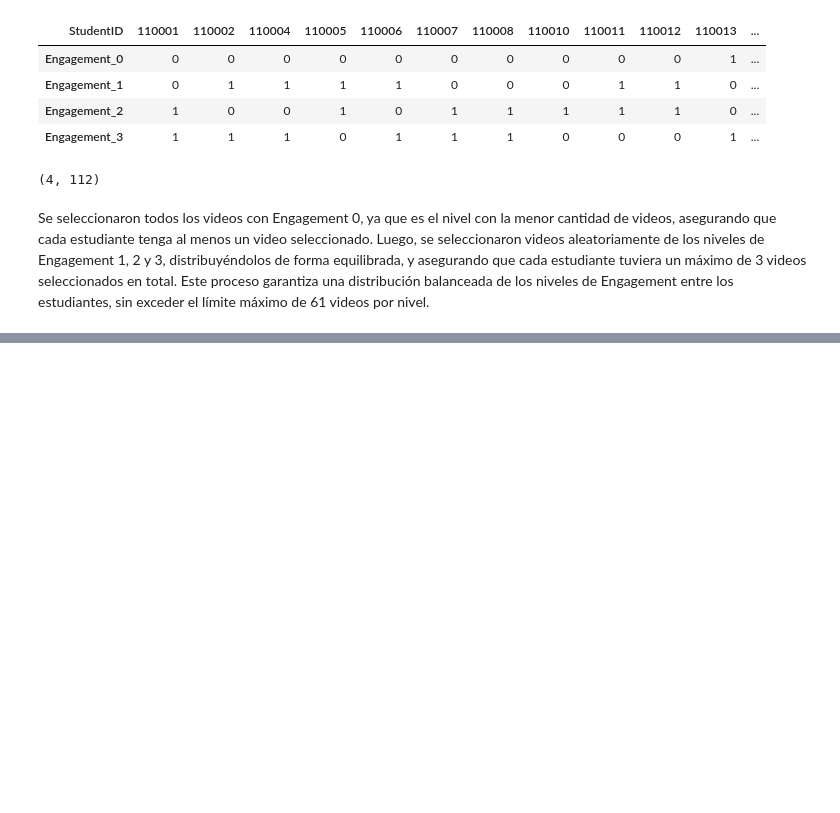
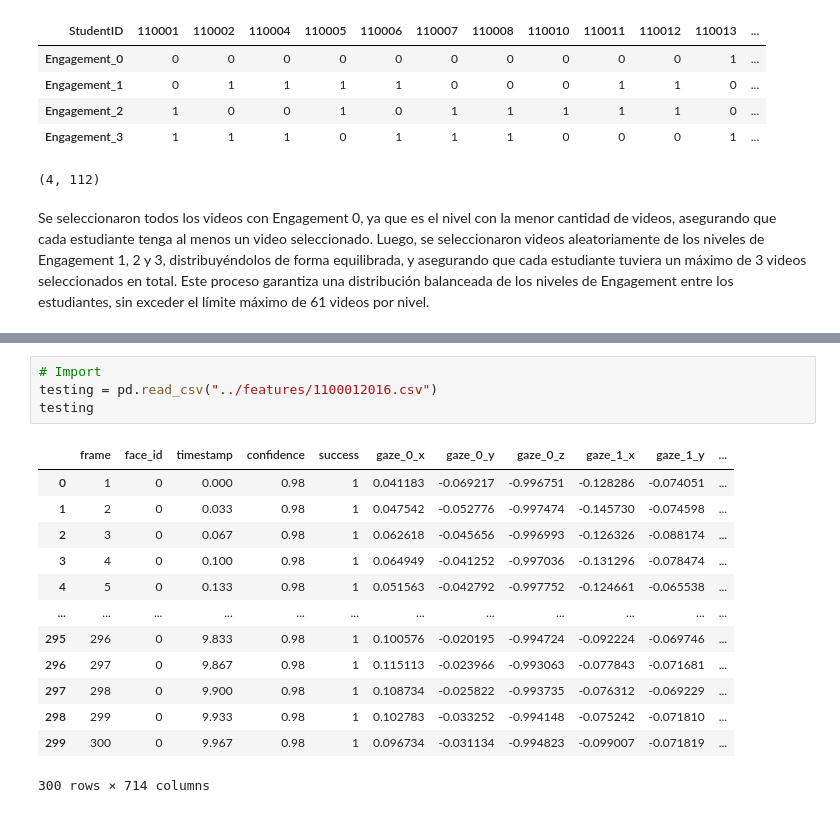
Before and after one commit to LuisFelipePoma/videito, a Jupyter notebook: src/sagemaker/notebooks/preproccesing.ipynb, the cells around one changed output, grey strips where cells are left out. Saved outputs shown, nothing was run; the diff lists cells and outputs as text; blank space fills up the shorter version.

```diff
--- a/src/sagemaker/notebooks/preproccesing.ipynb
+++ b/src/sagemaker/notebooks/preproccesing.ipynb
@@ -486,0 +547,18 @@ Se seleccionaron todos los videos con Engagement 0, ya que es el nivel con la me
+# %%
+# Import
+testing = pd.read_csv("../features/1100012016.csv")
+testing
+# %% [output]
+|  | frame | face_id | timestamp | confidence | success | gaze_0_x | gaze_0_y | gaze_0_z | gaze_1_x | gaze_1_y | ... |
+| 0 | 1 | 0 | 0.000 | 0.98 | 1 | 0.041183 | -0.069217 | -0.996751 | -0.128286 | -0.074051 | ... |
+| 1 | 2 | 0 | 0.033 | 0.98 | 1 | 0.047542 | -0.052776 | -0.997474 | -0.145730 | -0.074598 | ... |
+| 2 | 3 | 0 | 0.067 | 0.98 | 1 | 0.062618 | -0.045656 | -0.996993 | -0.126326 | -0.088174 | ... |
+| 3 | 4 | 0 | 0.100 | 0.98 | 1 | 0.064949 | -0.041252 | -0.997036 | -0.131296 | -0.078474 | ... |
+| 4 | 5 | 0 | 0.133 | 0.98 | 1 | 0.051563 | -0.042792 | -0.997752 | -0.124661 | -0.065538 | ... |
+| ... | ... | ... | ... | ... | ... | ... | ... | ... | ... | ... | ... |
+| 295 | 296 | 0 | 9.833 | 0.98 | 1 | 0.100576 | -0.020195 | -0.994724 | -0.092224 | -0.069746 | ... |
+| 296 | 297 | 0 | 9.867 | 0.98 | 1 | 0.115113 | -0.023966 | -0.993063 | -0.077843 | -0.071681 | ... |
+| 297 | 298 | 0 | 9.900 | 0.98 | 1 | 0.108734 | -0.025822 | -0.993735 | -0.076312 | -0.069229 | ... |
+| 298 | 299 | 0 | 9.933 | 0.98 | 1 | 0.102783 | -0.033252 | -0.994148 | -0.075242 | -0.071810 | ... |
+| 299 | 300 | 0 | 9.967 | 0.98 | 1 | 0.096734 | -0.031134 | -0.994823 | -0.099007 | -0.071819 | ... |
+300 rows × 714 columns
```
Also changed, not shown: parts of 15 cells of this notebook, 2 other files.
